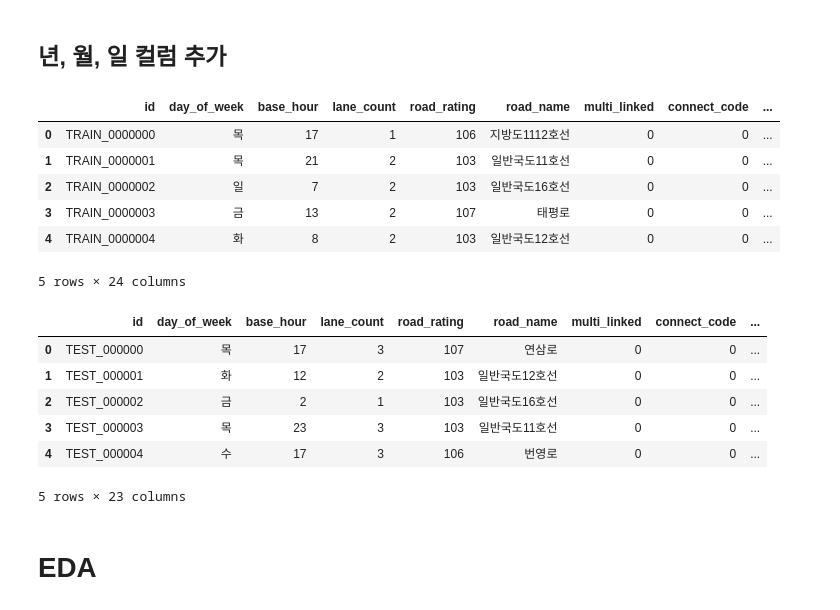
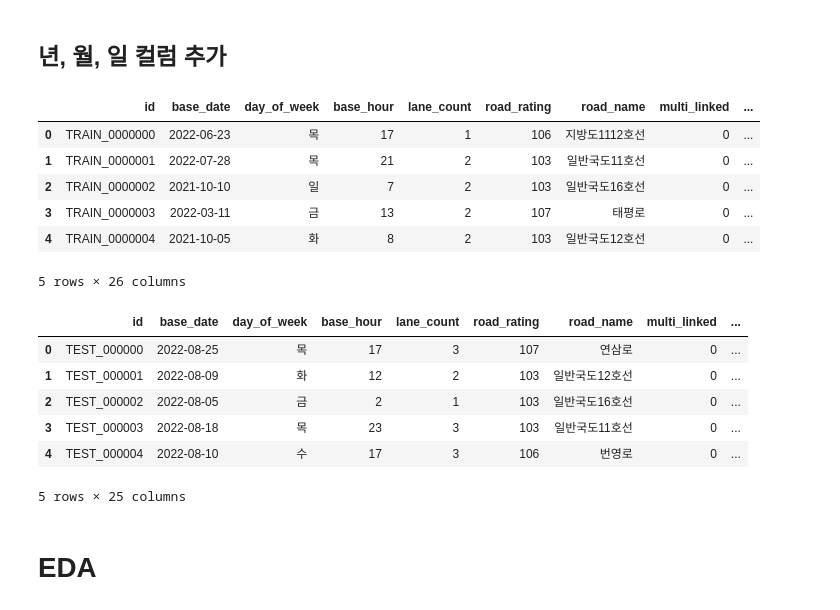
Before and after one commit to yyeseull/Side_Project, a Jupyter notebook: DACON/Jeju_traffic/jeju_traffic_eda.ipynb, the cells around one changed output. Drawn from its saved outputs; the diff is of its cells as text; code cells hidden in the pictures.

```diff
--- a/DACON/Jeju_traffic/jeju_traffic_eda.ipynb
+++ b/DACON/Jeju_traffic/jeju_traffic_eda.ipynb
@@ -83,9 +83,9 @@ df_train=pd.read_parquet("data/train.parquet")
 df_test=pd.read_parquet("data/test.parquet")
 
 
-
 #외부 데이터 불러오기
 df_rain_snow= pd.read_csv("data/rain_snow.csv")
+df_holiday = pd.read_csv("data/holiday.csv")
 # %% [markdown]
 ## 데이터 정보
 # %%
@@ -231,3 +231,11 @@ df_test_merge.head()
 | 3 | TEST_000003 | 20220818 | 목 | 23 | 3 | 103 | 일반국도11호선 | 0 | ... |
 | 4 | TEST_000004 | 20220810 | 수 | 17 | 3 | 106 | 번영로 | 0 | ... |
 5 rows × 21 columns
+# %%
+#train 데이터 & 휴일 데이터 병합
+df_train_holiday=pd.merge(df_train_merge,df_holiday, how='left',on=['base_date'])
+train_holiday =(df_train_holiday['day_of_week'] == '토') | (df_train_holiday['day_of_week'] == '일')
+df_train_holiday.loc[train_holiday, 'week'] = '휴일'
+df_train_holiday['week'] = df_train_holiday['week'].fillna('평일')
+
+df_train_holiday.head()
@@ -234,39 +266,39 @@ df_test_merge.head()
 # %% [markdown]
 ## 년, 월, 일 컬럼 추가
 # %%
-df_train_day = df_train_merge.copy()
+#train 데이터 추가
+df_train_day = df_train_holiday.copy()
 df_train_day["base_date"]= pd.to_datetime(df_train["base_date"],format='%Y%m%d')
 df_train_day['year']= df_train_day['base_date'].dt.year
 df_train_day['month']= df_train_day['base_date'].dt.month
 df_train_day['day']= df_train_day['base_date'].dt.day
 
-df_train_day.drop('base_date', axis=1, inplace=True)
 df_train_day.head()
 # %% [output]
-|  | id | day_of_week | base_hour | lane_count | road_rating | road_name | multi_linked | connect_code | ... |
-| 0 | TRAIN_0000000 | 목 | 17 | 1 | 106 | 지방도1112호선 | 0 | 0 | ... |
-| 1 | TRAIN_0000001 | 목 | 21 | 2 | 103 | 일반국도11호선 | 0 | 0 | ... |
-| 2 | TRAIN_0000002 | 일 | 7 | 2 | 103 | 일반국도16호선 | 0 | 0 | ... |
-| 3 | TRAIN_0000003 | 금 | 13 | 2 | 107 | 태평로 | 0 | 0 | ... |
-| 4 | TRAIN_0000004 | 화 | 8 | 2 | 103 | 일반국도12호선 | 0 | 0 | ... |
+|  | id | base_date | day_of_week | base_hour | lane_count | road_rating | road_name | multi_linked | ... |
+| 0 | TRAIN_0000000 | 2022-06-23 | 목 | 17 | 1 | 106 | 지방도1112호선 | 0 | ... |
+| 1 | TRAIN_0000001 | 2022-07-28 | 목 | 21 | 2 | 103 | 일반국도11호선 | 0 | ... |
+| 2 | TRAIN_0000002 | 2021-10-10 | 일 | 7 | 2 | 103 | 일반국도16호선 | 0 | ... |
+| 3 | TRAIN_0000003 | 2022-03-11 | 금 | 13 | 2 | 107 | 태평로 | 0 | ... |
+| 4 | TRAIN_0000004 | 2021-10-05 | 화 | 8 | 2 | 103 | 일반국도12호선 | 0 | ... |
-5 rows × 24 columns
+5 rows × 26 columns
 # %%
-df_test_day = df_test_merge.copy()
+#테스트 데이터 추가
+df_test_day = df_test_holiday.copy()
 df_test_day["base_date"]= pd.to_datetime(df_test["base_date"],format='%Y%m%d')
 df_test_day['year']= df_test_day['base_date'].dt.year
 df_test_day['month']= df_test_day['base_date'].dt.month
 df_test_day['day']= df_test_day['base_date'].dt.day
 
-df_test_day.drop('base_date', axis=1, inplace=True)
 df_test_day.head()
 # %% [output]
-|  | id | day_of_week | base_hour | lane_count | road_rating | road_name | multi_linked | connect_code | ... |
-| 0 | TEST_000000 | 목 | 17 | 3 | 107 | 연삼로 | 0 | 0 | ... |
-| 1 | TEST_000001 | 화 | 12 | 2 | 103 | 일반국도12호선 | 0 | 0 | ... |
-| 2 | TEST_000002 | 금 | 2 | 1 | 103 | 일반국도16호선 | 0 | 0 | ... |
-| 3 | TEST_000003 | 목 | 23 | 3 | 103 | 일반국도11호선 | 0 | 0 | ... |
-| 4 | TEST_000004 | 수 | 17 | 3 | 106 | 번영로 | 0 | 0 | ... |
+|  | id | base_date | day_of_week | base_hour | lane_count | road_rating | road_name | multi_linked | ... |
+| 0 | TEST_000000 | 2022-08-25 | 목 | 17 | 3 | 107 | 연삼로 | 0 | ... |
+| 1 | TEST_000001 | 2022-08-09 | 화 | 12 | 2 | 103 | 일반국도12호선 | 0 | ... |
+| 2 | TEST_000002 | 2022-08-05 | 금 | 2 | 1 | 103 | 일반국도16호선 | 0 | ... |
+| 3 | TEST_000003 | 2022-08-18 | 목 | 23 | 3 | 103 | 일반국도11호선 | 0 | ... |
+| 4 | TEST_000004 | 2022-08-10 | 수 | 17 | 3 | 106 | 번영로 | 0 | ... |
-5 rows × 23 columns
+5 rows × 25 columns
 # %% [markdown]
 # EDA
 # %% [markdown]
```
Also changed, not shown: parts of 24 cells of this notebook, 2 other files.
